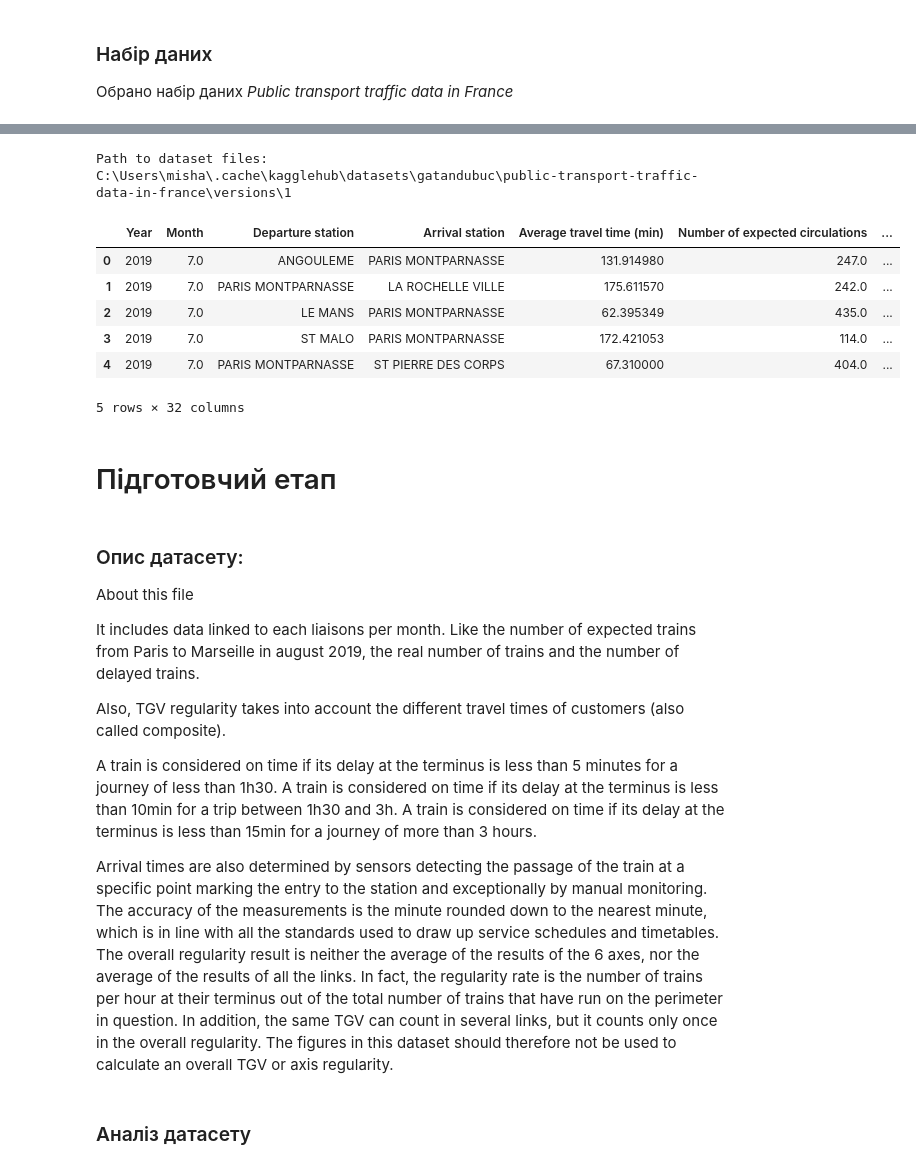
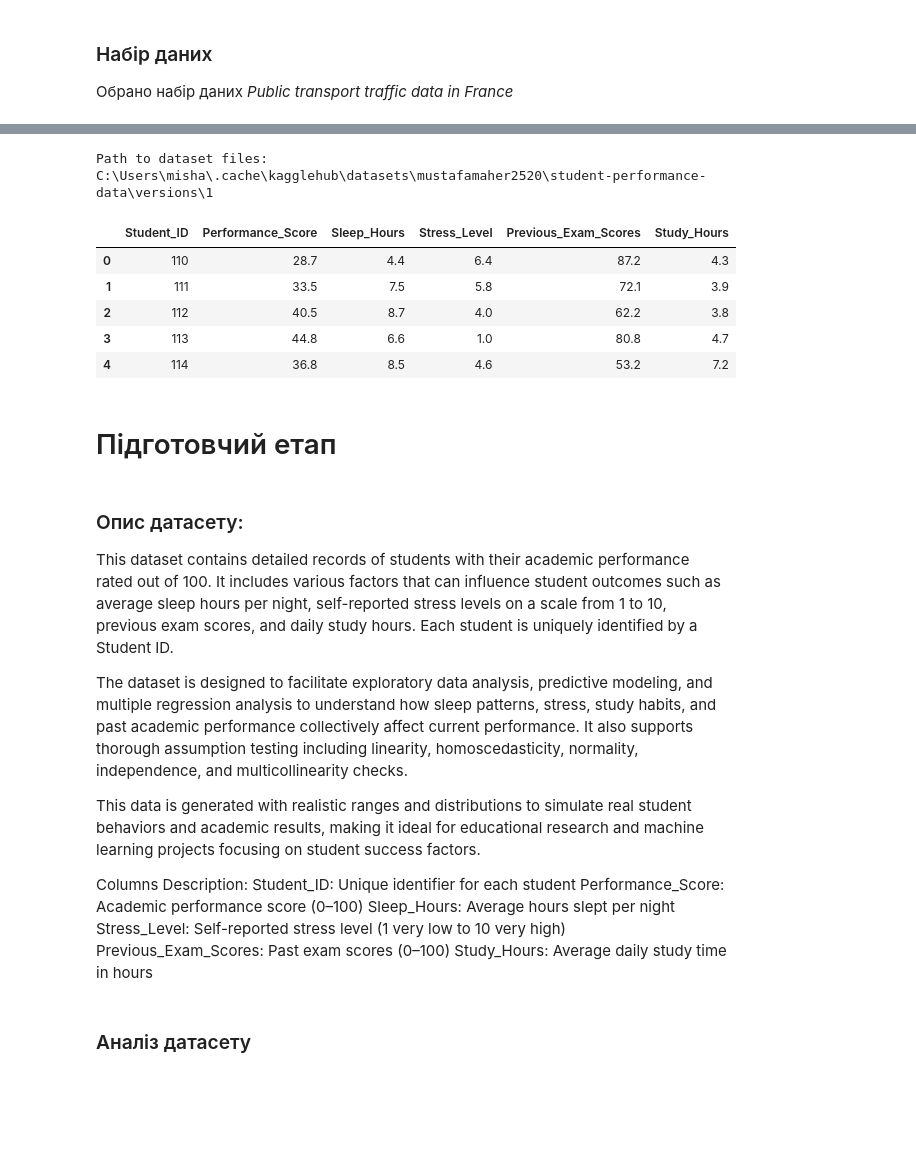
Before and after one commit to MINIAProgramStudio/ML_methods, a Jupyter notebook: Lab_1/lab1.ipynb, the cells around one changed output, grey strips where cells are left out. Drawn from its saved outputs; the diff is of its cells as text; code cells hidden in the pictures; blank space fills up the shorter version.

```diff
--- a/Lab_1/lab1.ipynb
+++ b/Lab_1/lab1.ipynb
@@ -58,40 +63,42 @@ import kagglehub
 from kagglehub import KaggleDatasetAdapter
 
 # Download latest version
-path = kagglehub.dataset_download("gatandubuc/public-transport-traffic-data-in-france")
+path = kagglehub.dataset_download("mustafamaher2520/student-performance-data")
 
 print("Path to dataset files:", path)
 # %% [output]
-Path to dataset files: C:\Users\misha\.cache\kagglehub\datasets\gatandubuc\public-transport-traffic-data-in-france\versions\1
+Path to dataset files: C:\Users\misha\.cache\kagglehub\datasets\mustafamaher2520\student-performance-data\versions\1
 # %%
 import pandas as pd
-df = pd.read_csv(path+"\Regularities_by_liaisons_Trains_France.csv")
+from matplotlib import pyplot as plt
+import numpy as np
+df = pd.read_csv(path+"\SrudentPerformanceScore.csv")
 df.head(5)
 # %% [output]
-|  | Year | Month | Departure station | Arrival station | Average travel time (min) | Number of expected circulations | ... |
-| 0 | 2019 | 7.0 | ANGOULEME | PARIS MONTPARNASSE | 131.914980 | 247.0 | ... |
-| 1 | 2019 | 7.0 | PARIS MONTPARNASSE | LA ROCHELLE VILLE | 175.611570 | 242.0 | ... |
-| 2 | 2019 | 7.0 | LE MANS | PARIS MONTPARNASSE | 62.395349 | 435.0 | ... |
-| 3 | 2019 | 7.0 | ST MALO | PARIS MONTPARNASSE | 172.421053 | 114.0 | ... |
-| 4 | 2019 | 7.0 | PARIS MONTPARNASSE | ST PIERRE DES CORPS | 67.310000 | 404.0 | ... |
+|  | Student_ID | Performance_Score | Sleep_Hours | Stress_Level | Previous_Exam_Scores | Study_Hours |
+| 0 | 110 | 28.7 | 4.4 | 6.4 | 87.2 | 4.3 |
+| 1 | 111 | 33.5 | 7.5 | 5.8 | 72.1 | 3.9 |
+| 2 | 112 | 40.5 | 8.7 | 4.0 | 62.2 | 3.8 |
+| 3 | 113 | 44.8 | 6.6 | 1.0 | 80.8 | 4.7 |
+| 4 | 114 | 36.8 | 8.5 | 4.6 | 53.2 | 7.2 |
-5 rows × 32 columns
 # %% [markdown]
 # Підготовчий етап
 # %% [markdown]
 ### Опис датасету:
 
-About this file
+This dataset contains detailed records of students with their academic performance rated out of 100. It includes various factors that can influence student outcomes such as average sleep hours per night, self-reported stress levels on a scale from 1 to 10, previous exam scores, and daily study hours. Each student is uniquely identified by a Student ID.
 
-It includes data linked to each liaisons per month. Like the number of expected trains from Paris to Marseille in august 2019, the real number of trains and the number of delayed trains.
+The dataset is designed to facilitate exploratory data analysis, predictive modeling, and multiple regression analysis to understand how sleep patterns, stress, study habits, and past academic performance collectively affect current performance. It also supports thorough assumption testing including linearity, homoscedasticity, normality, independence, and multicollinearity checks.
 
-Also, TGV regularity takes into account the different travel times of customers (also called composite).
+This data is generated with realistic ranges and distributions to simulate real student behaviors and academic results, making it ideal for educational research and machine learning projects focusing on student success factors.
 
-A train is considered on time if its delay at the terminus is less than 5 minutes for a journey of less than 1h30.
-A train is considered on time if its delay at the terminus is less than 10min for a trip between 1h30 and 3h.
-A train is considered on time if its delay at the terminus is less than 15min for a journey of more than 3 hours.
-
-Arrival times are also determined by sensors detecting the passage of the train at a specific point marking the entry to the station and exceptionally by manual monitoring. The accuracy of the measurements is the minute rounded down to the nearest minute, which is in line with all the standards used to draw up service schedules and timetables.
-The overall regularity result is neither the average of the results of the 6 axes, nor the average of the results of all the links. In fact, the regularity rate is the number of trains per hour at their terminus out of the total number of trains that have run on the perimeter in question. In addition, the same TGV can count in several links, but it counts only once in the overall regularity. The figures in this dataset should therefore not be used to calculate an overall TGV or axis regularity.
+Columns Description:
+Student_ID: Unique identifier for each student
+Performance_Score: Academic performance score (0–100)
+Sleep_Hours: Average hours slept per night
+Stress_Level: Self-reported stress level (1 very low to 10 very high)
+Previous_Exam_Scores: Past exam scores (0–100)
+Study_Hours: Average daily study time in hours
 # %% [markdown]
 ### Аналіз датасету
 # %%
```
Also changed, not shown: parts of 21 cells of this notebook.
